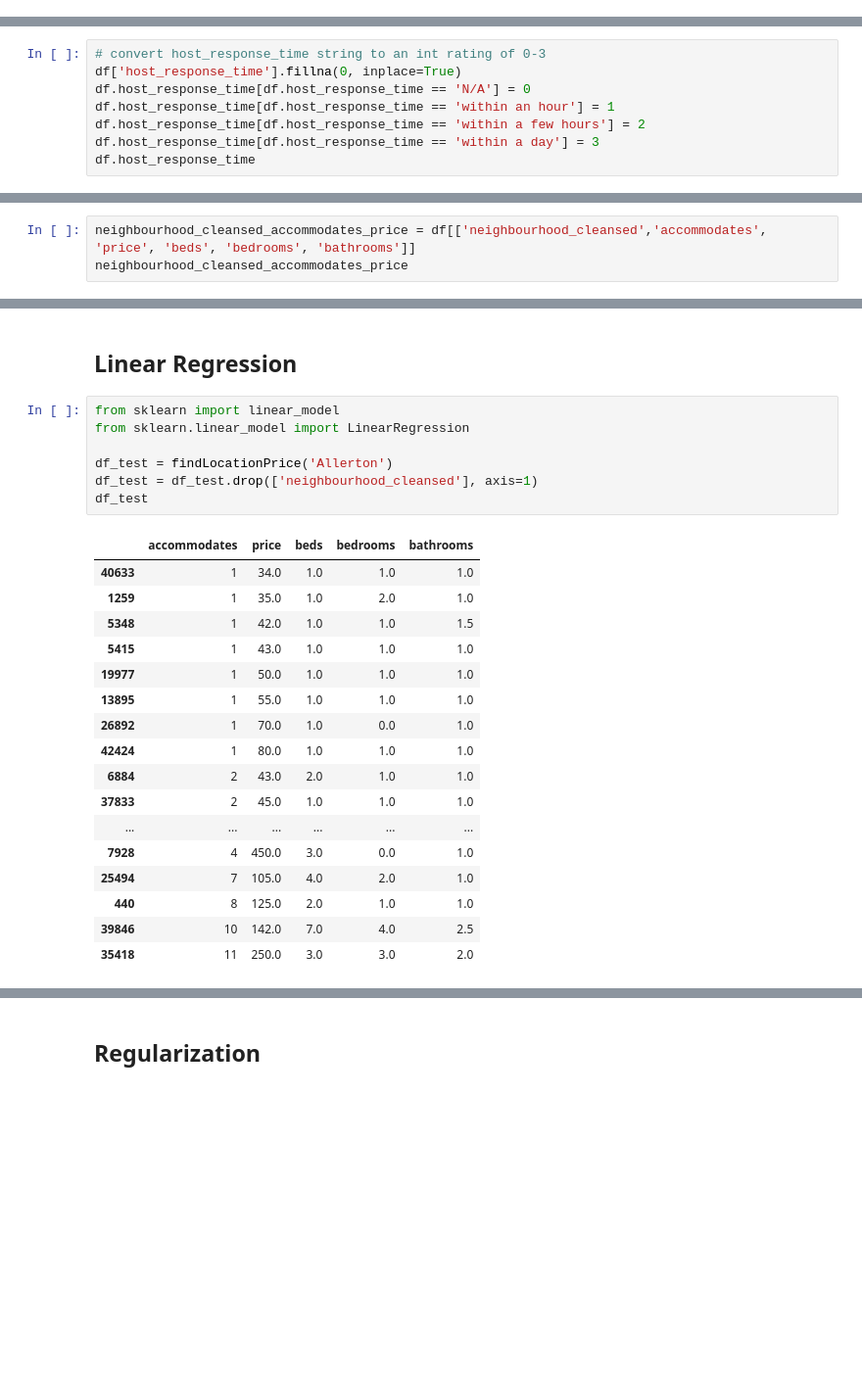
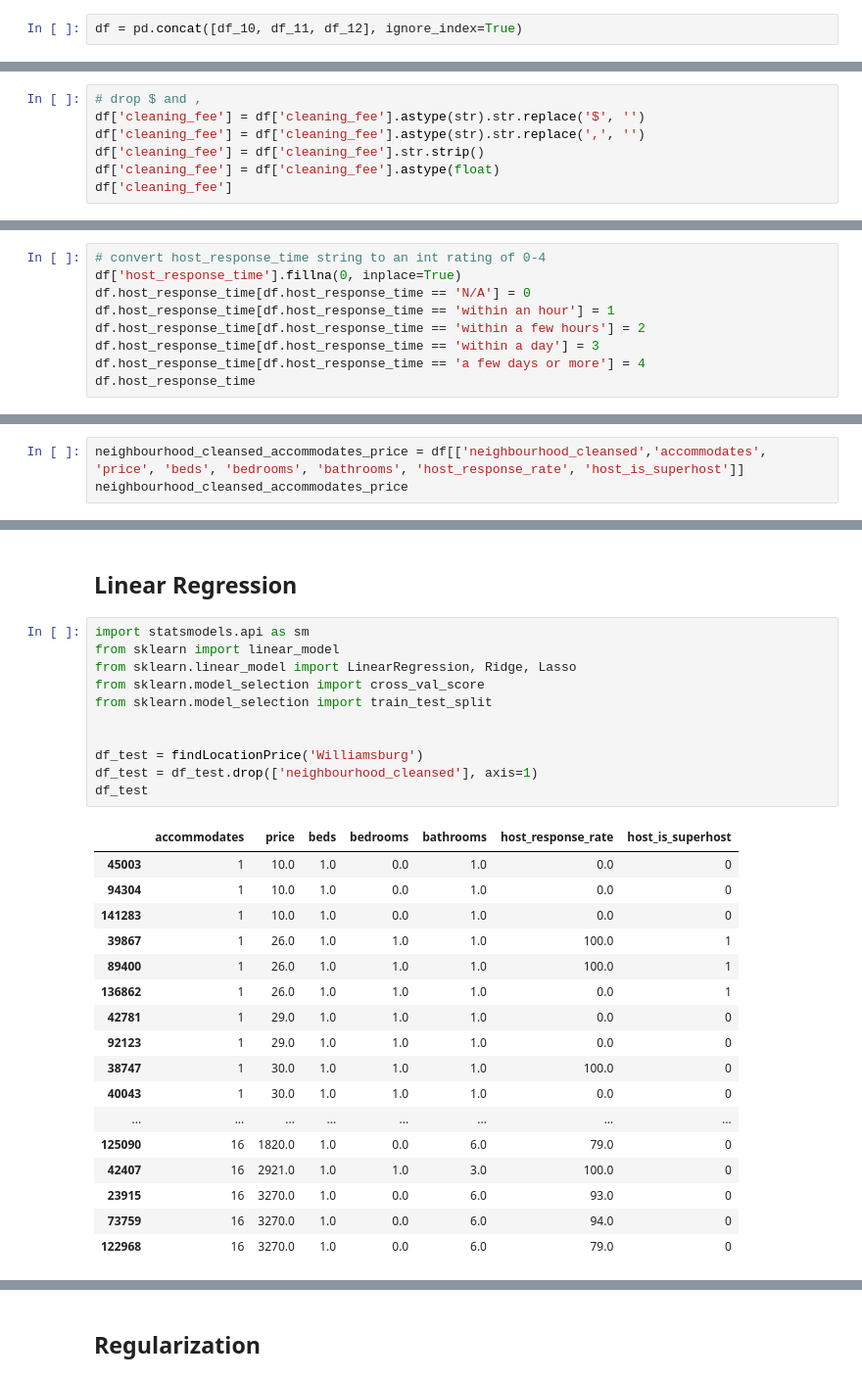
Before and after one commit to TanKenny/AirbnbEstimator, a Jupyter notebook: airbnb.ipynb, the cells around one changed output, grey strips where cells are left out. Shown at 98% size. Drawn from its saved outputs; the diff is of its cells as text; blank space fills up the shorter version.

```diff
--- a/airbnb.ipynb
+++ b/airbnb.ipynb
@@ -12 +16,3 @@ df = pd.read_csv('./dataset/listings2.csv', encoding='Latin-1')
+# %%
+df = pd.concat([df_10, df_11, df_12], ignore_index=True)
 # %%
@@ -111,0 +112,7 @@ Name: price, Length: 49056, dtype: float64
+# %%
+# drop $ and ,
+df['cleaning_fee'] = df['cleaning_fee'].astype(str).str.replace('$', '')
+df['cleaning_fee'] = df['cleaning_fee'].astype(str).str.replace(',', '')
+df['cleaning_fee'] = df['cleaning_fee'].str.strip()
+df['cleaning_fee'] = df['cleaning_fee'].astype(float)
+df['cleaning_fee']
@@ -137,12 +162,13 @@ Name: host_since_year, Length: 49049, dtype: float64
 #df['host_response_time'].fillna(0)
 #print(df['host_response_time'])
 # %%
-# convert host_response_time string to an int rating of 0-3
+# convert host_response_time string to an int rating of 0-4
 df['host_response_time'].fillna(0, inplace=True)
 df.host_response_time[df.host_response_time == 'N/A'] = 0
 df.host_response_time[df.host_response_time == 'within an hour'] = 1
 df.host_response_time[df.host_response_time == 'within a few hours'] = 2
 df.host_response_time[df.host_response_time == 'within a day'] = 3
+df.host_response_time[df.host_response_time == 'a few days or more'] = 4
 df.host_response_time
 # %% [output]
 A value is trying to be set on a copy of a slice from a DataFrame
@@ -397,6 +426,6 @@ df['beds'] = df['beds'].fillna(value=median_beds)
 df['bedrooms'] = df['bedrooms'].fillna(value=median_bedrooms)
 df['bathrooms'] = df['bathrooms'].fillna(value=median_bathrooms)
 # %%
-neighbourhood_cleansed_accommodates_price = df[['neighbourhood_cleansed','accommodates', 'price', 'beds', 'bedrooms', 'bathrooms']]
+neighbourhood_cleansed_accommodates_price = df[['neighbourhood_cleansed','accommodates', 'price', 'beds', 'bedrooms', 'bathrooms', 'host_response_rate', 'host_is_superhost']]
 neighbourhood_cleansed_accommodates_price
 # %% [output]
@@ -592,27 +637,31 @@ findPrice('Allertion', 2)
 # %% [markdown]
 ## Linear Regression
 # %%
+import statsmodels.api as sm
 from sklearn import linear_model
-from sklearn.linear_model import LinearRegression
+from sklearn.linear_model import LinearRegression, Ridge, Lasso
+from sklearn.model_selection import cross_val_score
+from sklearn.model_selection import train_test_split
 
-df_test = findLocationPrice('Allerton')
+
+df_test = findLocationPrice('Williamsburg')
 df_test = df_test.drop(['neighbourhood_cleansed'], axis=1)
 df_test
 # %% [output]
-|  | accommodates | price | beds | bedrooms | bathrooms |
-| 40633 | 1 | 34.0 | 1.0 | 1.0 | 1.0 |
-| 1259 | 1 | 35.0 | 1.0 | 2.0 | 1.0 |
-| 5348 | 1 | 42.0 | 1.0 | 1.0 | 1.5 |
-| 5415 | 1 | 43.0 | 1.0 | 1.0 | 1.0 |
-| 19977 | 1 | 50.0 | 1.0 | 1.0 | 1.0 |
-| 13895 | 1 | 55.0 | 1.0 | 1.0 | 1.0 |
-| 26892 | 1 | 70.0 | 1.0 | 0.0 | 1.0 |
-| 42424 | 1 | 80.0 | 1.0 | 1.0 | 1.0 |
-| 6884 | 2 | 43.0 | 2.0 | 1.0 | 1.0 |
-| 37833 | 2 | 45.0 | 1.0 | 1.0 | 1.0 |
-| ... | ... | ... | ... | ... | ... |
-| 7928 | 4 | 450.0 | 3.0 | 0.0 | 1.0 |
-| 25494 | 7 | 105.0 | 4.0 | 2.0 | 1.0 |
-| 440 | 8 | 125.0 | 2.0 | 1.0 | 1.0 |
-| 39846 | 10 | 142.0 | 7.0 | 4.0 | 2.5 |
-| 35418 | 11 | 250.0 | 3.0 | 3.0 | 2.0 |
+|  | accommodates | price | beds | bedrooms | bathrooms | host_response_rate | host_is_superhost |
+| 45003 | 1 | 10.0 | 1.0 | 0.0 | 1.0 | 0.0 | 0 |
+| 94304 | 1 | 10.0 | 1.0 | 0.0 | 1.0 | 0.0 | 0 |
+| 141283 | 1 | 10.0 | 1.0 | 0.0 | 1.0 | 0.0 | 0 |
+| 39867 | 1 | 26.0 | 1.0 | 1.0 | 1.0 | 100.0 | 1 |
+| 89400 | 1 | 26.0 | 1.0 | 1.0 | 1.0 | 100.0 | 1 |
+| 136862 | 1 | 26.0 | 1.0 | 1.0 | 1.0 | 0.0 | 1 |
+| 42781 | 1 | 29.0 | 1.0 | 1.0 | 1.0 | 0.0 | 0 |
+| 92123 | 1 | 29.0 | 1.0 | 1.0 | 1.0 | 0.0 | 0 |
+| 38747 | 1 | 30.0 | 1.0 | 1.0 | 1.0 | 100.0 | 0 |
+| 40043 | 1 | 30.0 | 1.0 | 1.0 | 1.0 | 0.0 | 0 |
+| ... | ... | ... | ... | ... | ... | ... | ... |
+| 125090 | 16 | 1820.0 | 1.0 | 0.0 | 6.0 | 79.0 | 0 |
+| 42407 | 16 | 2921.0 | 1.0 | 1.0 | 3.0 | 100.0 | 0 |
+| 23915 | 16 | 3270.0 | 1.0 | 0.0 | 6.0 | 93.0 | 0 |
+| 73759 | 16 | 3270.0 | 1.0 | 0.0 | 6.0 | 94.0 | 0 |
+| 122968 | 16 | 3270.0 | 1.0 | 0.0 | 6.0 | 79.0 | 0 |
```
Also changed, not shown: parts of 59 cells of this notebook, 4 other files.
